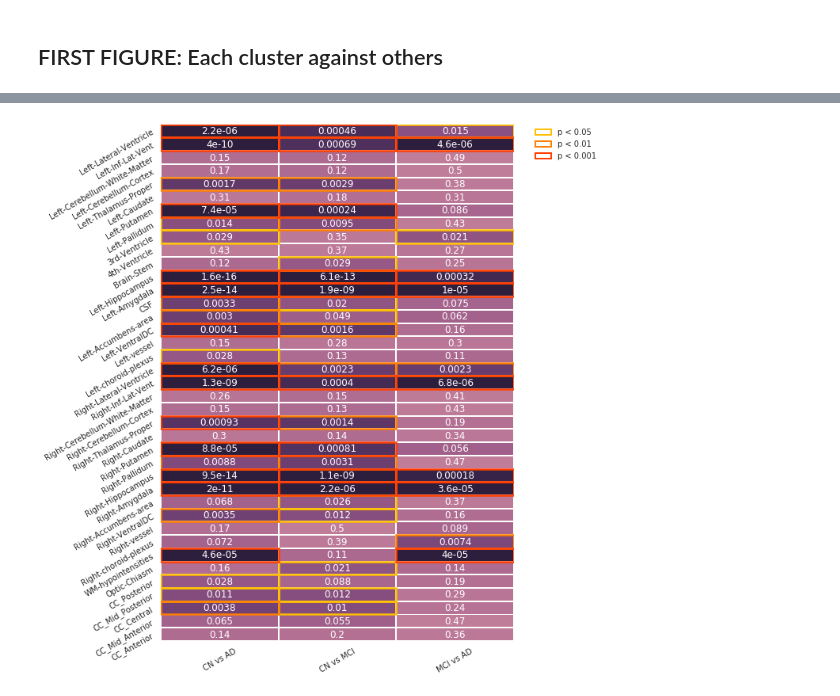
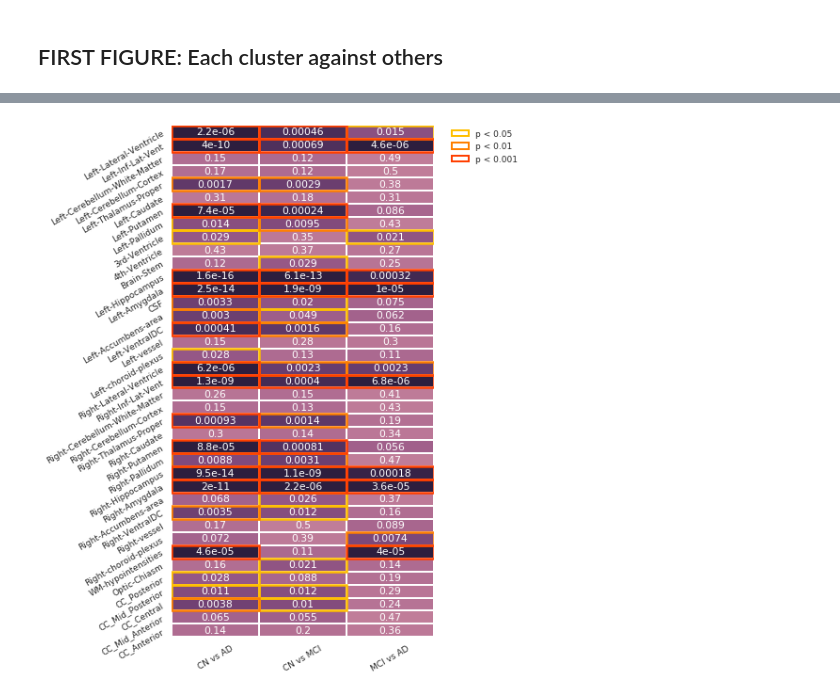
Before and after one commit to GerardMJuan/simlr-ad, a Jupyter notebook: jupyter-experiments/permutation_test.ipynb, the cells around one changed output, grey strips where cells are left out. Drawn from its saved outputs; the diff is of its cells as text; code cells hidden in the pictures.

```diff
--- a/jupyter-experiments/permutation_test.ipynb
+++ b/jupyter-experiments/permutation_test.ipynb
@@ -170,11 +170,11 @@ prob_names = ["C1 vs Rest", "C2 vs Rest", "C3 vs Rest", "C4 vs Rest"]
 
 cmap = sns.cubehelix_palette(11, reverse=False, as_cmap=True)
 # Draw a heatmap with the numeric values in each cell
-f, ax = plt.subplots(figsize=(8, 12))
+f, ax = plt.subplots(figsize=(4.5, 10))
 ax2 = sns.heatmap(df_percentiles.T, annot=percentiles_base.T, linewidths=1, ax=ax, cbar=False, cmap=cmap,
                   cbar_kws={"ticks":[0,0.5,1,1.3,1.5,2,2.5,3]}, xticklabels=prob_names, vmin = 0, vmax = 3)
 plt.yticks(rotation=30)
-plt.xticks(rotation=30)
+plt.xticks(rotation=30, ha="right")
 
 # Draw rectangles about the significant values. The significant values should be added AUTOMATICALLY
 
@@ -317,14 +317,14 @@ import seaborn as sns
 from matplotlib.colors import LogNorm
 %matplotlib inline
 sns.set(style="white")
-
+sns.set(font_scale=0.7)
 prob_names = ["C1 - CN vs AD", "C2 - CN vs AD", "C3 - CN vs AD", "C4 - CN vs AD",
               "C1 - CN vs MCI", "C2 - CN vs MCI", "C3 - CN vs MCI", "C4 - CN vs MCI",
               "C1 - MCI vs AD", "C2 - MCI vs AD", "C3 - MCI vs AD", "C4 - MCI vs AD"]
 
 cmap = sns.cubehelix_palette(11, reverse=False, as_cmap=True)
 # Draw a heatmap with the numeric values in each cell
-f, ax = plt.subplots(figsize=(8, 12))
+f, ax = plt.subplots(figsize=(5.5, 10))
 ax2 = sns.heatmap(df_percentiles.T, annot=percentiles_base.T, linewidths=1, ax=ax, cbar=False, cmap=cmap,
                   cbar_kws={"ticks":[0,0.5,1,1.3,1.5,2,2.5,3]}, xticklabels=prob_names, vmin = 0, vmax = 3)
 plt.yticks(rotation=30)
@@ -426,42 +426,44 @@ from matplotlib.colors import LogNorm
 %matplotlib inline
 sns.set(style="white")
 
+sns.set(font_scale=0.9)
+f, ax = plt.subplots(figsize=(5, 10))
+
 prob_names = ["CN vs AD", "CN vs MCI", "MCI vs AD"]
 
 cmap = sns.cubehelix_palette(11, reverse=False, as_cmap=True)
 # Draw a heatmap with the numeric values in each cell
-f, ax = plt.subplots(figsize=(8, 12))
 ax2 = sns.heatmap(df_percentiles.T, annot=percentiles_base.T, linewidths=1, ax=ax, cbar=False, cmap=cmap,
                   cbar_kws={"ticks":[0,0.5,1,1.3,1.5,2,2.5,3]}, xticklabels=prob_names, vmin = 0, vmax = 6)
 plt.yticks(rotation=30)
 plt.xticks(rotation=30)
 
 # Draw rectangles about the significant values. The significant values should be added AUTOMATICALLY
 
 from matplotlib.patches import Rectangle, Patch
 
 
 colors = sns.color_palette("autumn_r", 3)
 ## Add rectangles
 for sq in p005:
     ax2.add_patch(Rectangle((sq[0], sq[1]), 1, 1, fill=False, edgecolor=colors[0], lw=2.5))
 
 for sq in p001:
     ax2.add_patch(Rectangle((sq[0], sq[1]), 1, 1, fill=False, edgecolor=colors[1], lw=2.5))
 
 for sq in p0001:
     ax2.add_patch(Rectangle((sq[0], sq[1]), 1, 1, fill=False, edgecolor=colors[2], lw=2.5))
 
 p1 = Patch(edgecolor=colors[0], fill=False, label='p < 0.05', linewidth=2)
 p2 = Patch(edgecolor=colors[1], fill=False, label='p < 0.01', linewidth=2)
 p3 = Patch(edgecolor=colors[2], fill=False, label='p < 0.001', linewidth=2)
 
 plt.legend([p1, p2, p3], ['p < 0.05','p < 0.01','p < 0.001'], bbox_to_anchor=(1.05, 1), loc=2, borderaxespad=0.1)
 ## Also create a legend for the rectangles. Would be great to have three factors: <0.05, <0.01, <0.001
 #plt.savefig('figures_svg/betweengroups_wholepop.png',bbox_inches='tight')
 plt.savefig('betweengroups_wholepop.eps', format='eps', dpi=300, bbox_inches='tight')
 # %% [output]
-[figure, old version]
+[figure, new version]
 # %%
 ## FOURTH FIGURE: For each DX group, one cluster against the other
 # %%
```
Also changed, not shown: parts of 3 cells of this notebook, 4 other files.
